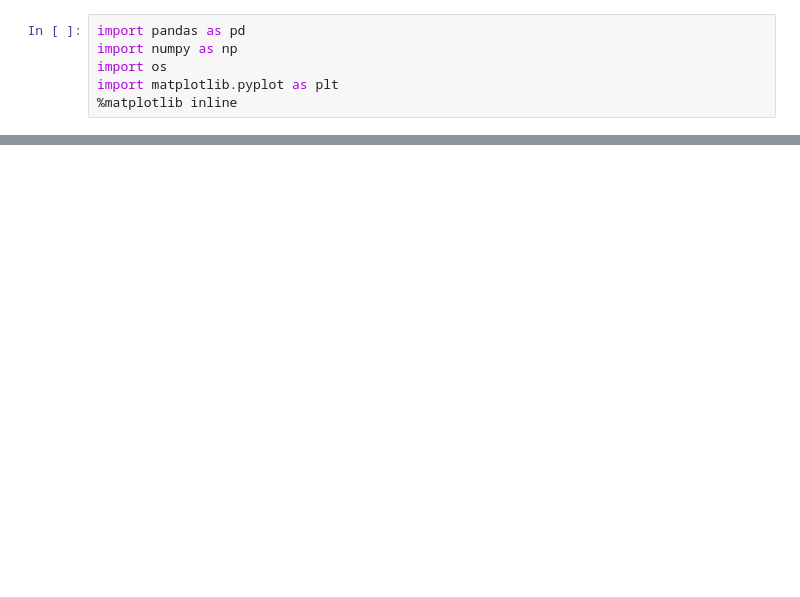
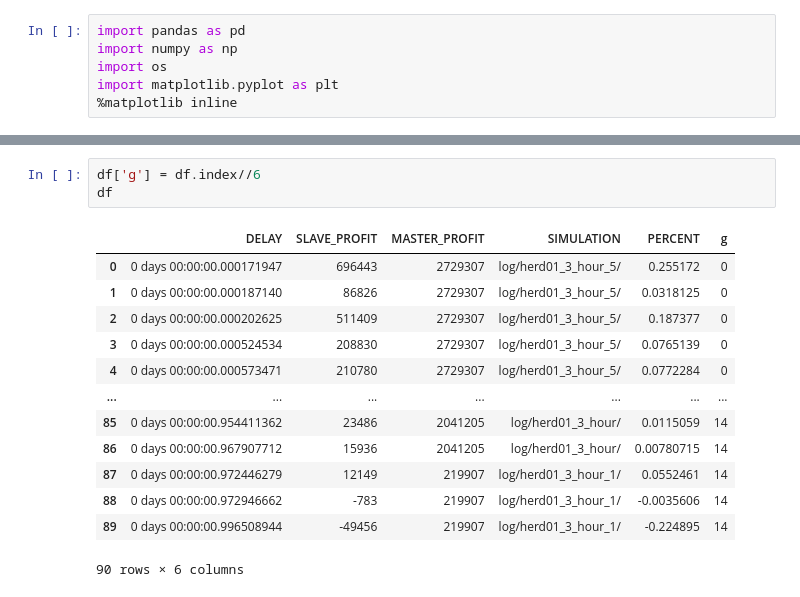
Before and after one commit to hogier/abides, a Jupyter notebook: explore.ipynb, the cells around one changed output, grey strips where cells are left out. Drawn from its saved outputs; the diff is of its cells as text; blank space fills up the shorter version.

```diff
--- a/explore.ipynb
+++ b/explore.ipynb
@@ -55,0 +72,17 @@ delays
+# %%
+df['g'] = df.index//6
+df
+# %% [output]
+|  | DELAY | SLAVE_PROFIT | MASTER_PROFIT | SIMULATION | PERCENT | g |
+| 0 | 0 days 00:00:00.000171947 | 696443 | 2729307 | log/herd01_3_hour_5/ | 0.255172 | 0 |
+| 1 | 0 days 00:00:00.000187140 | 86826 | 2729307 | log/herd01_3_hour_5/ | 0.0318125 | 0 |
+| 2 | 0 days 00:00:00.000202625 | 511409 | 2729307 | log/herd01_3_hour_5/ | 0.187377 | 0 |
+| 3 | 0 days 00:00:00.000524534 | 208830 | 2729307 | log/herd01_3_hour_5/ | 0.0765139 | 0 |
+| 4 | 0 days 00:00:00.000573471 | 210780 | 2729307 | log/herd01_3_hour_5/ | 0.0772284 | 0 |
+| ... | ... | ... | ... | ... | ... | ... |
+| 85 | 0 days 00:00:00.954411362 | 23486 | 2041205 | log/herd01_3_hour/ | 0.0115059 | 14 |
+| 86 | 0 days 00:00:00.967907712 | 15936 | 2041205 | log/herd01_3_hour/ | 0.00780715 | 14 |
+| 87 | 0 days 00:00:00.972446279 | 12149 | 219907 | log/herd01_3_hour_1/ | 0.0552461 | 14 |
+| 88 | 0 days 00:00:00.972946662 | -783 | 219907 | log/herd01_3_hour_1/ | -0.0035606 | 14 |
+| 89 | 0 days 00:00:00.996508944 | -49456 | 219907 | log/herd01_3_hour_1/ | -0.224895 | 14 |
+90 rows × 6 columns
```
Also changed, not shown: parts of 19 cells of this notebook, 4 other files.
